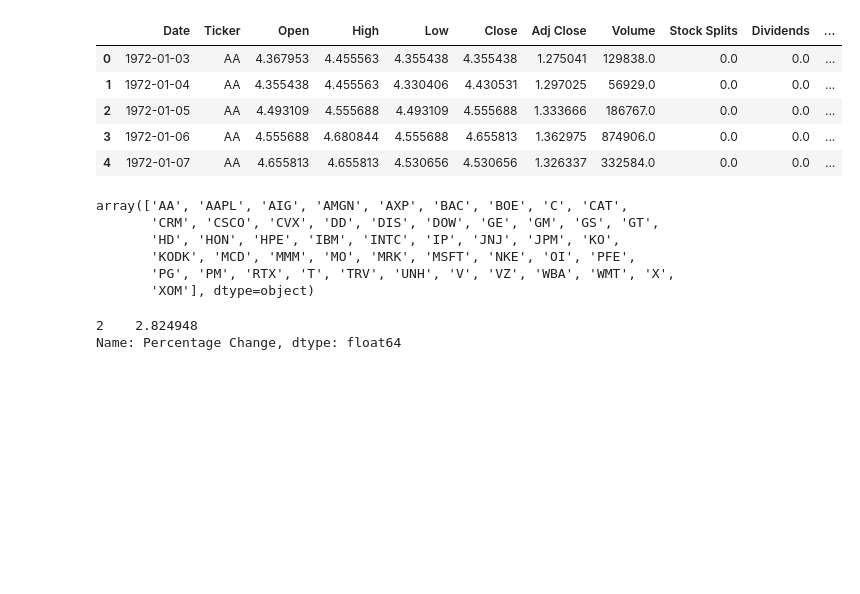
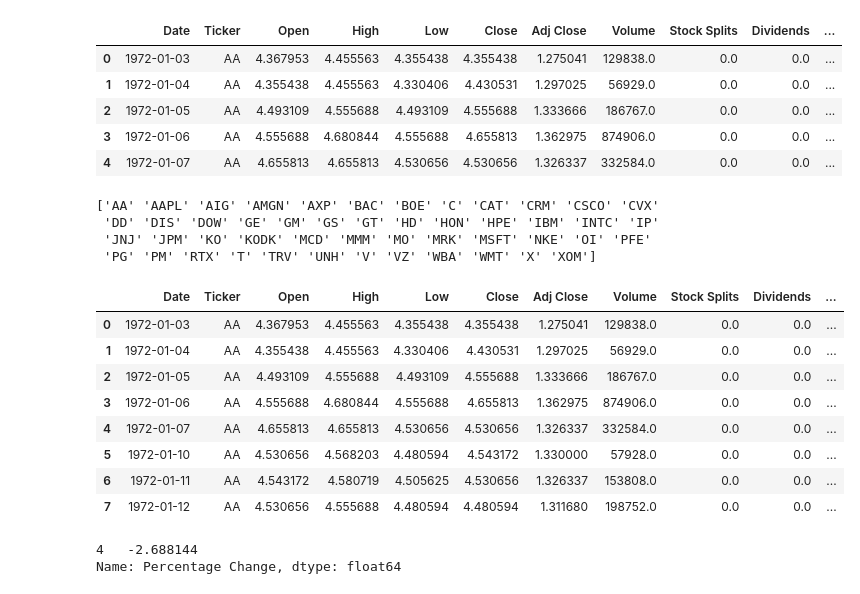
Before and after one commit to zdravoj/stock-bot, a Jupyter notebook: trading_sandbox.ipynb, the cells around one changed output. Cells and saved outputs as stored; diff of their text form; code cells hidden in the pictures; blank space fills up the shorter version.

Commit message:
more attempts to solve pct_change data transform

```diff
--- a/trading_sandbox.ipynb
+++ b/trading_sandbox.ipynb
@@ -560,13 +560,34 @@ djia.head()
 | 2 | 1972-01-05 | AA | 4.493109 | 4.555688 | 4.493109 | 4.555688 | 1.333666 | 186767.0 | 0.0 | 0.0 | ... |
 | 3 | 1972-01-06 | AA | 4.555688 | 4.680844 | 4.555688 | 4.655813 | 1.362975 | 874906.0 | 0.0 | 0.0 | ... |
 | 4 | 1972-01-07 | AA | 4.655813 | 4.655813 | 4.530656 | 4.530656 | 1.326337 | 332584.0 | 0.0 | 0.0 | ... |
-# %%
-djia['Ticker'].unique()
-# %% [output]
-array(['AA', 'AAPL', 'AIG', 'AMGN', 'AXP', 'BAC', 'BOE', 'C', 'CAT',
-       'CRM', 'CSCO', 'CVX', 'DD', 'DIS', 'DOW', 'GE', 'GM', 'GS', 'GT',
-       'HD', 'HON', 'HPE', 'IBM', 'INTC', 'IP', 'JNJ', 'JPM', 'KO',
-       'KODK', 'MCD', 'MMM', 'MO', 'MRK', 'MSFT', 'NKE', 'OI', 'PFE',
-       'PG', 'PM', 'RTX', 'T', 'TRV', 'UNH', 'V', 'VZ', 'WBA', 'WMT', 'X',
-       'XOM'], dtype=object)
+# %%
+unique_tickers = djia['Ticker'].unique()
+print(unique_tickers)
+# %% [output]
+['AA' 'AAPL' 'AIG' 'AMGN' 'AXP' 'BAC' 'BOE' 'C' 'CAT' 'CRM' 'CSCO' 'CVX'
+ 'DD' 'DIS' 'DOW' 'GE' 'GM' 'GS' 'GT' 'HD' 'HON' 'HPE' 'IBM' 'INTC' 'IP'
+ 'JNJ' 'JPM' 'KO' 'KODK' 'MCD' 'MMM' 'MO' 'MRK' 'MSFT' 'NKE' 'OI' 'PFE'
+ 'PG' 'PM' 'RTX' 'T' 'TRV' 'UNH' 'V' 'VZ' 'WBA' 'WMT' 'X' 'XOM']
+# %%
+# Sort the DataFrame by date in ascending order
+djia_sorted = djia.sort_values(by=['Ticker', 'Date'])[['Date', 'Ticker', 'Percentage Change']]
+
+djia_sorted.head(8)
+# %% [output]
+|  | Date | Ticker | Open | High | Low | Close | Adj Close | Volume | Stock Splits | Dividends | ... |
+| 0 | 1972-01-03 | AA | 4.367953 | 4.455563 | 4.355438 | 4.355438 | 1.275041 | 129838.0 | 0.0 | 0.0 | ... |
+| 1 | 1972-01-04 | AA | 4.355438 | 4.455563 | 4.330406 | 4.430531 | 1.297025 | 56929.0 | 0.0 | 0.0 | ... |
+| 2 | 1972-01-05 | AA | 4.493109 | 4.555688 | 4.493109 | 4.555688 | 1.333666 | 186767.0 | 0.0 | 0.0 | ... |
+| 3 | 1972-01-06 | AA | 4.555688 | 4.680844 | 4.555688 | 4.655813 | 1.362975 | 874906.0 | 0.0 | 0.0 | ... |
+| 4 | 1972-01-07 | AA | 4.655813 | 4.655813 | 4.530656 | 4.530656 | 1.326337 | 332584.0 | 0.0 | 0.0 | ... |
+| 5 | 1972-01-10 | AA | 4.530656 | 4.568203 | 4.480594 | 4.543172 | 1.330000 | 57928.0 | 0.0 | 0.0 | ... |
+| 6 | 1972-01-11 | AA | 4.543172 | 4.580719 | 4.505625 | 4.530656 | 1.326337 | 153808.0 | 0.0 | 0.0 | ... |
+| 7 | 1972-01-12 | AA | 4.530656 | 4.555688 | 4.480594 | 4.480594 | 1.311680 | 198752.0 | 0.0 | 0.0 | ... |
+# %%
+djia_sorted.iloc[
+    djia_sorted[(djia_sorted['Ticker'] == 'AA') & (djia_sorted['Date'] == '1972-01-10')].index-1
+]['Percentage Change']
+# %% [output]
+4   -2.688144
+Name: Percentage Change, dtype: float64
 # %%
@@ -585,5 +602,0 @@ AA_predictions = pd.DataFrame(index=djia['Date'].unique())
-# %%
-djia.loc[(djia['Ticker'] == 'AA') & (djia['Date'] == "1972-01-05")]['Percentage Change']
-# %% [output]
-2    2.824948
-Name: Percentage Change, dtype: float64
```
Also changed, not shown: parts of 1 cell of this notebook.
